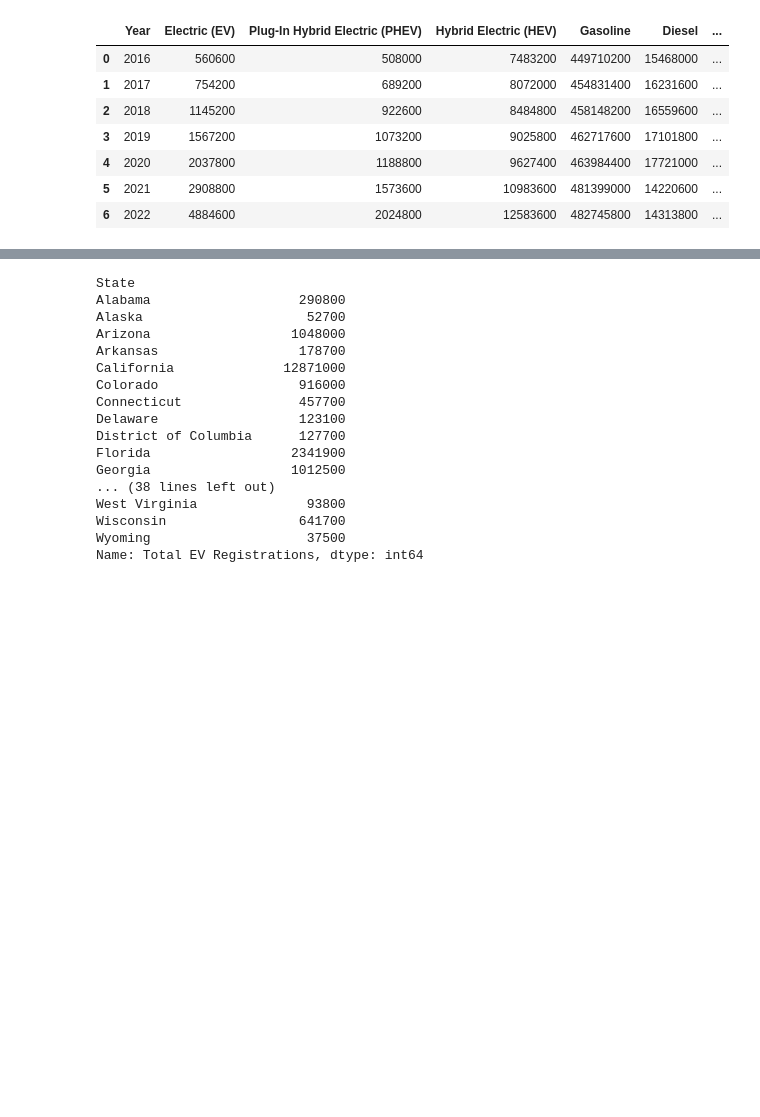
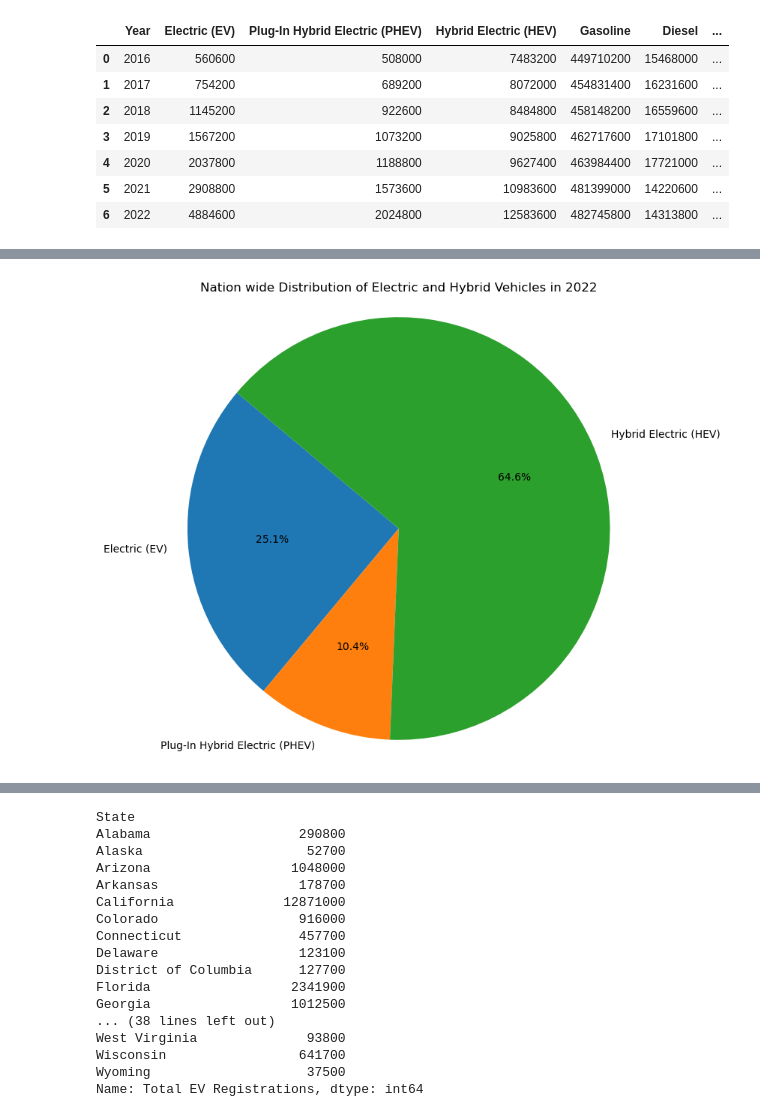
Before and after one commit to MrGoots/ETL_Python_Analysis, a Jupyter notebook: Registration_Files/output/BETA_DataFrame.ipynb, the cells around one changed output, grey strips where cells are left out. Saved outputs shown, nothing was run; the diff lists cells and outputs as text; code cells hidden in the pictures; blank space fills up the shorter version.

```diff
--- a/Registration_Files/output/BETA_DataFrame.ipynb
+++ b/Registration_Files/output/BETA_DataFrame.ipynb
@@ -388,0 +386,4 @@ ev_sum_regis_merged
+# %%
+# Reduced to 2022
+ev_sum_regis_merged_2022 = reduced_registration_data_df[reduced_registration_data_df["Year"] == 2022]
+ev_sum_regis_merged_2022.head()
@@ -388,0 +397,17 @@ ev_sum_regis_merged
+# %%
+
+# Add pyplot
+ev_sum_regis_columns = ['Electric (EV)', 'Plug-In Hybrid Electric (PHEV)', 'Hybrid Electric (HEV)']
+
+# Sum the values for each vehicle type
+ev_sum_regis_sums = ev_sum_regis_merged_2022[ev_sum_regis_columns].sum()
+
+# Create a pie chart
+plt.figure(figsize=(8, 8))
+plt.pie(ev_sum_regis_sums, labels=ev_sum_regis_sums.index, autopct='%1.1f%%', startangle=140)
+plt.title('Nation wide Distribution of Electric and Hybrid Vehicles in 2022')
+
+plt.axis('equal')
+plt.show()
+# %% [output]
+[figure, added]
```
Also changed, not shown: parts of 9 cells of this notebook.
